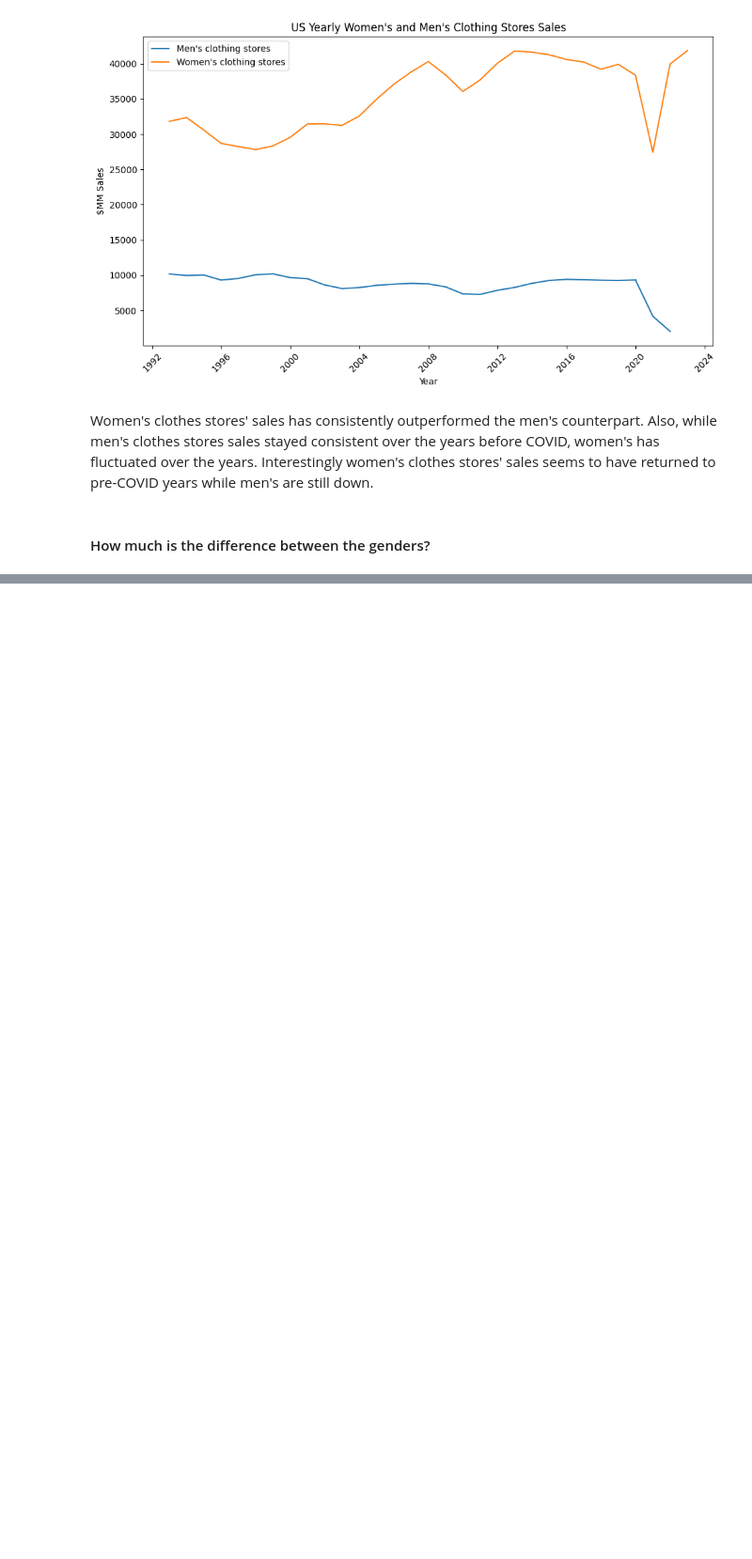
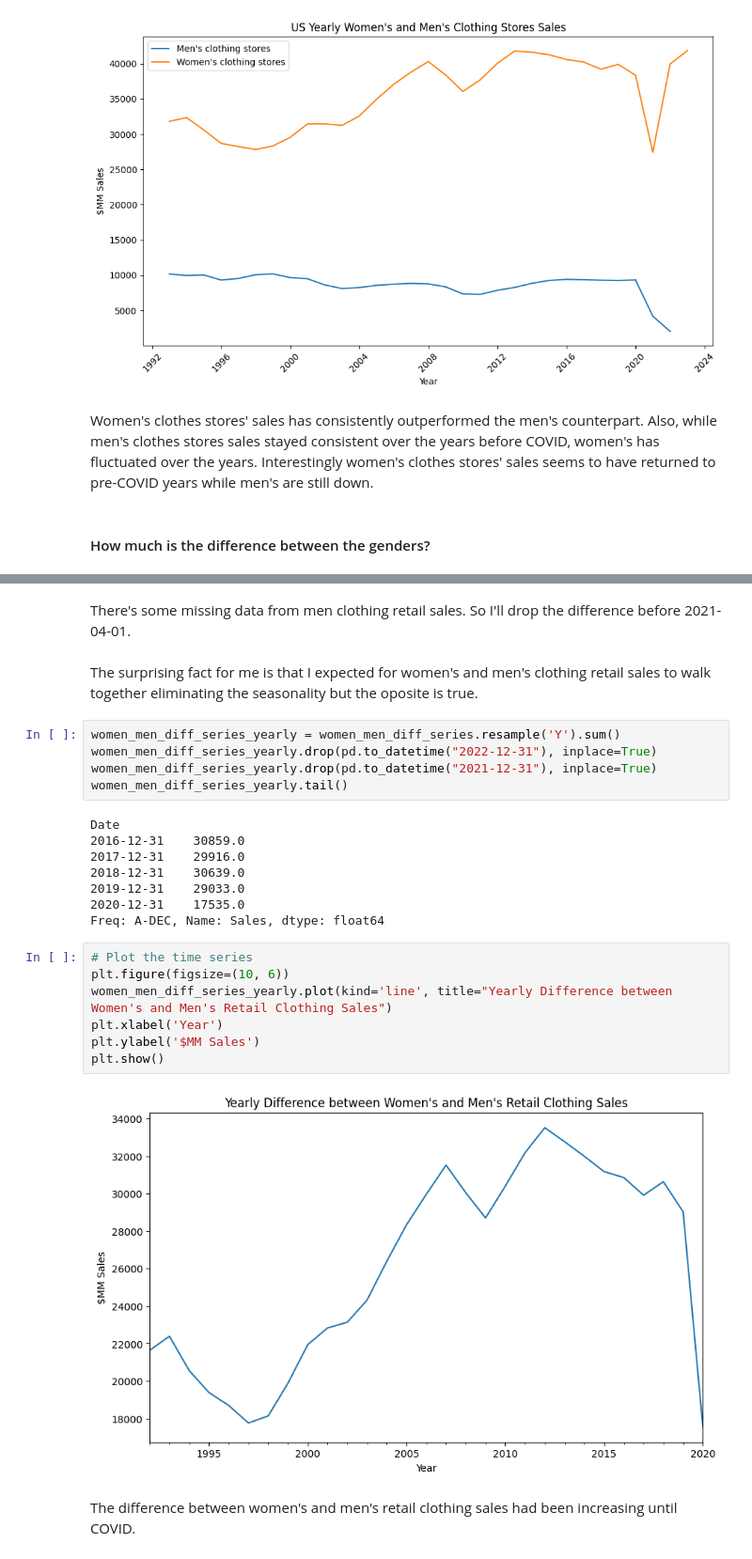
Before and after one commit to luizamfsantos/US-Retail-Sales-Data-Exploration, a Jupyter notebook: data_analysis.ipynb, the cells around one changed output, grey strips where cells are left out. Shown at 94% size. Saved outputs shown, nothing was run; the diff lists cells and outputs as text; blank space fills up the shorter version.

```diff
--- a/data_analysis.ipynb
+++ b/data_analysis.ipynb
@@ -297,0 +365,28 @@ Interestingly women's clothes stores' sales seems to have returned to pre-COVID
+# %% [markdown]
+There's some missing data from men clothing retail sales. So I'll drop the difference before 2021-04-01.
+# %% [markdown]
+The surprising fact for me is that I expected for women's and men's clothing retail sales to walk together eliminating the seasonality but the oposite is true.
+# %%
+women_men_diff_series_yearly = women_men_diff_series.resample('Y').sum()
+women_men_diff_series_yearly.drop(pd.to_datetime("2022-12-31"), inplace=True)
+women_men_diff_series_yearly.drop(pd.to_datetime("2021-12-31"), inplace=True)
+women_men_diff_series_yearly.tail()
+# %% [output]
+Date
+2016-12-31    30859.0
+2017-12-31    29916.0
+2018-12-31    30639.0
+2019-12-31    29033.0
+2020-12-31    17535.0
+Freq: A-DEC, Name: Sales, dtype: float64
+# %%
+# Plot the time series
+plt.figure(figsize=(10, 6))
+women_men_diff_series_yearly.plot(kind='line', title="Yearly Difference between Women's and Men's Retail Clothing Sales")
+plt.xlabel('Year')
+plt.ylabel('$MM Sales')
+plt.show()
+# %% [output]
+[figure, added]
+# %% [markdown]
+The difference between women's and men's retail clothing sales had been increasing until COVID.
```
Also changed, not shown: parts of 4 cells of this notebook.
